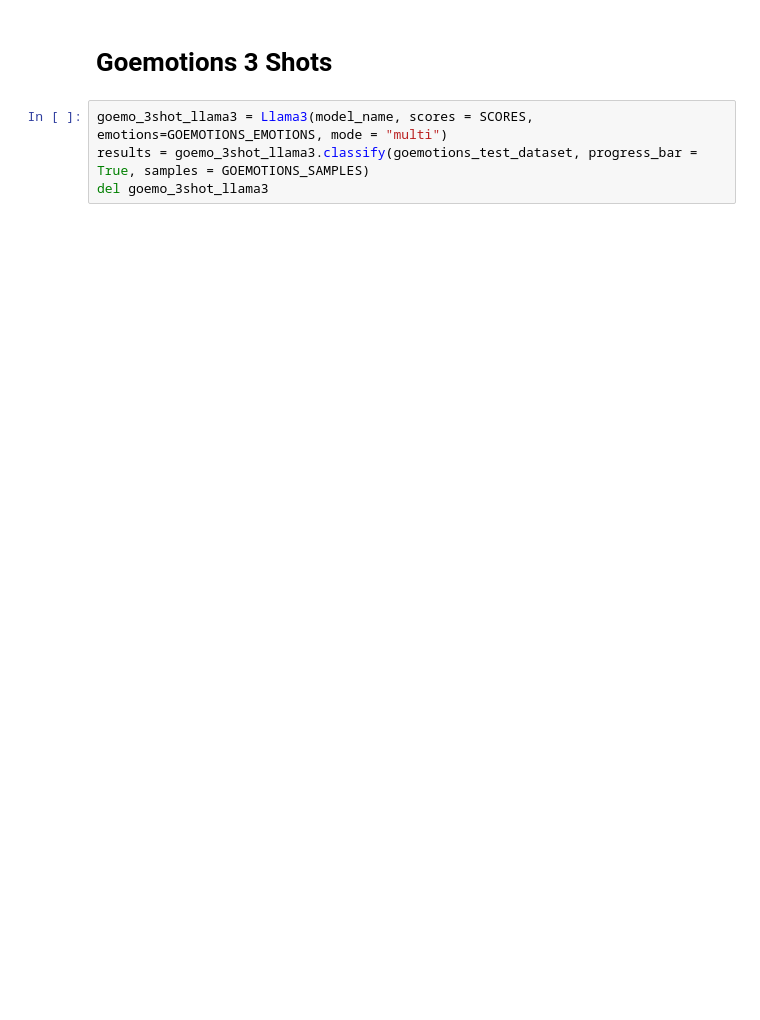
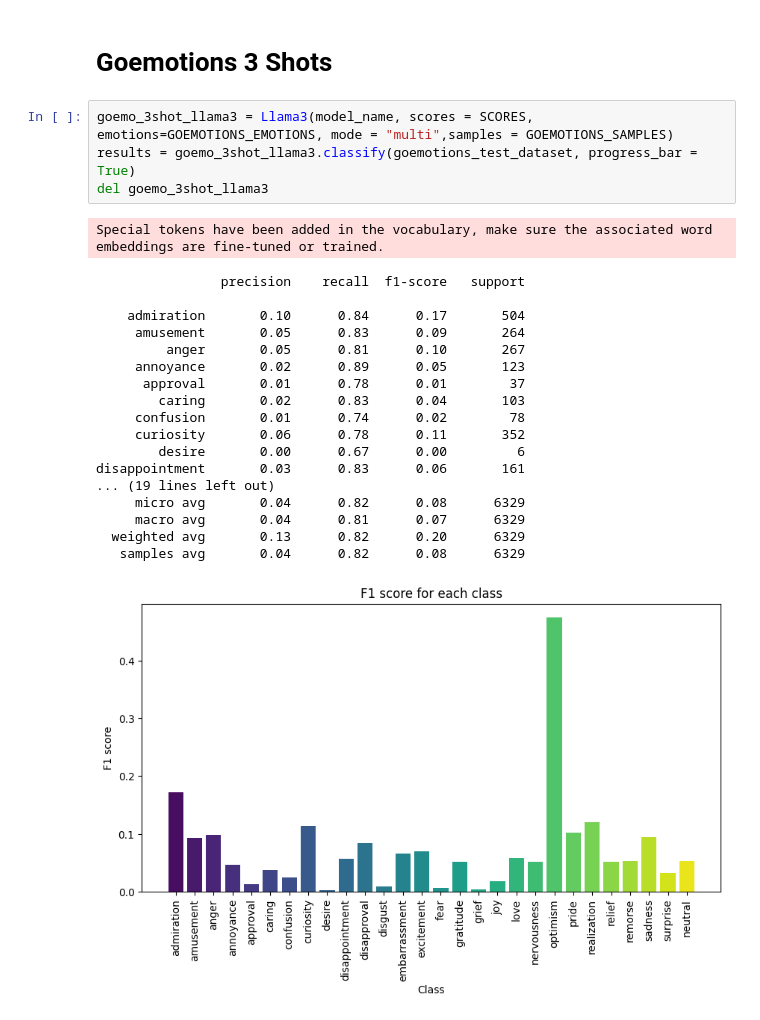
Before and after one commit to Nsivaa/HLT, a Jupyter notebook: Llama3_shots.ipynb, the cells around one changed output. Saved outputs shown, nothing was run; the diff lists cells and outputs as text; blank space fills up the shorter version.

Commit message:
ran llama

```diff
--- a/Llama3_shots.ipynb
+++ b/Llama3_shots.ipynb
@@ -110,6 +129,26 @@ Special tokens have been added in the vocabulary, make sure the associated word
 # %% [markdown]
 # Goemotions 3 Shots
 # %%
-goemo_3shot_llama3 = Llama3(model_name, scores = SCORES, emotions=GOEMOTIONS_EMOTIONS, mode = "multi")
-results = goemo_3shot_llama3.classify(goemotions_test_dataset, progress_bar = True, samples = GOEMOTIONS_SAMPLES)
+goemo_3shot_llama3 = Llama3(model_name, scores = SCORES, emotions=GOEMOTIONS_EMOTIONS, mode = "multi",samples = GOEMOTIONS_SAMPLES)
+results = goemo_3shot_llama3.classify(goemotions_test_dataset, progress_bar = True)
 del goemo_3shot_llama3
+# %% [output]
+Special tokens have been added in the vocabulary, make sure the associated word embeddings are fine-tuned or trained.
+                precision    recall  f1-score   support
+
+    admiration       0.10      0.84      0.17       504
+     amusement       0.05      0.83      0.09       264
+         anger       0.05      0.81      0.10       267
+     annoyance       0.02      0.89      0.05       123
+      approval       0.01      0.78      0.01        37
+        caring       0.02      0.83      0.04       103
+     confusion       0.01      0.74      0.02        78
+     curiosity       0.06      0.78      0.11       352
+        desire       0.00      0.67      0.00         6
+disappointment       0.03      0.83      0.06       161
+... (19 lines left out)
+     micro avg       0.04      0.82      0.08      6329
+     macro avg       0.04      0.81      0.07      6329
+  weighted avg       0.13      0.82      0.20      6329
+   samples avg       0.04      0.82      0.08      6329
+[figure, added]
```
Also changed, not shown: parts of 2 cells of this notebook, 4 other files.
